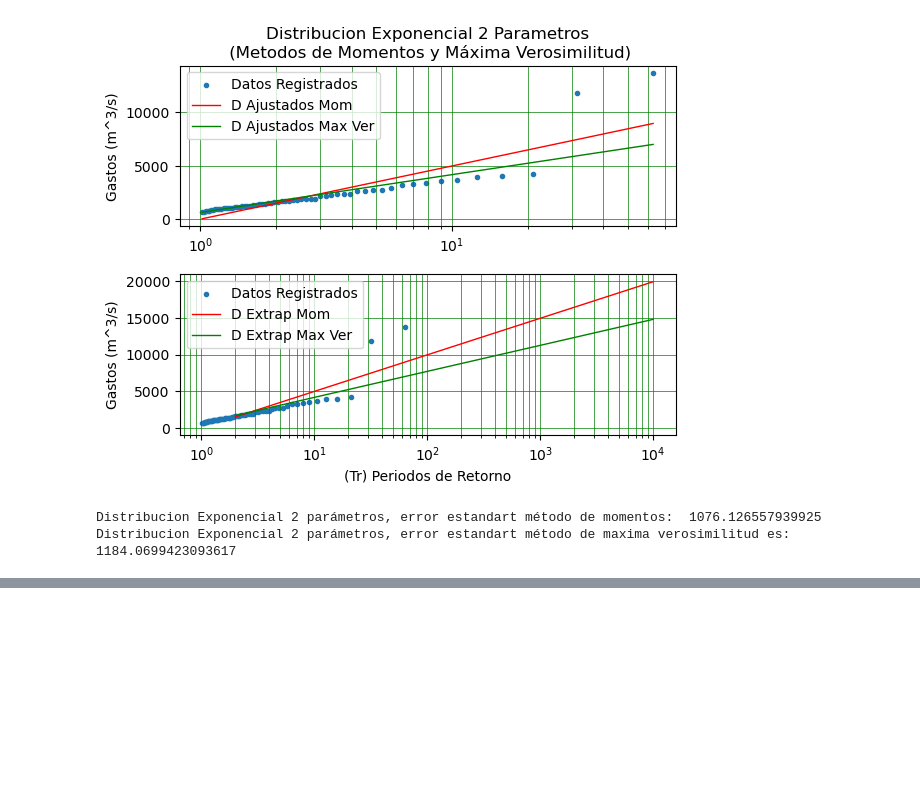
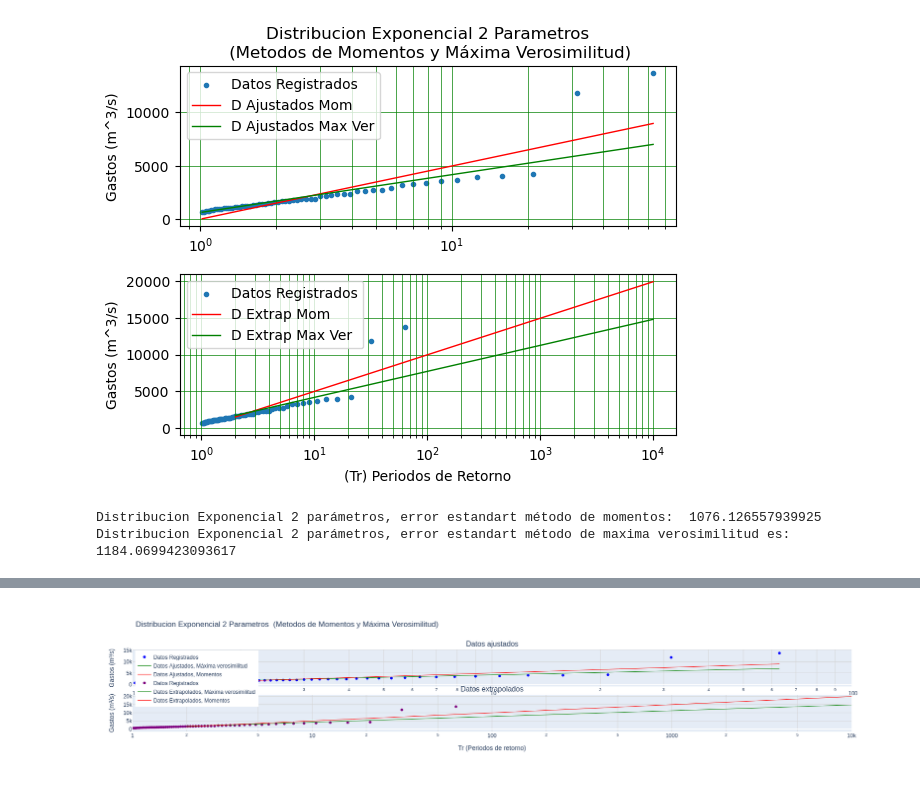
Before and after one commit to PacoCampuzanoB/Analisis_de_Frecuencias, a Jupyter notebook: cuadernos/distr_exp_2p.ipynb, the cells around one changed output, grey strips where cells are left out. Saved outputs shown, nothing was run; the diff lists cells and outputs as text; code cells hidden in the pictures; blank space fills up the shorter version.

Commit message:
Se añadió ducumentación y gráficos nuevos a los notebooks

```diff
--- a/cuadernos/distr_exp_2p.ipynb
+++ b/cuadernos/distr_exp_2p.ipynb
@@ -7,7 +7,8 @@ import os
 import plotly.graph_objects as go
 from plotly.subplots import make_subplots
 # %%
-ruta = r"C:\Users\sear2\Music\analisis_frecuencias\Analisis_de_Frecuencias\gastos\datos2014.csv"
+#ruta = r"C:\Users\sear2\Music\analisis_frecuencias\Analisis_de_Frecuencias\gastos\datos2014.csv"
+ruta = "/home/sear/Documentos/repos_git/analisis_frec/Analisis_de_Frecuencias/gastos/datos2014.csv"
 print(f"\nArchivo: \n {ruta}")
 # %% [output]
 Archivo:
@@ -201,0 +432,93 @@ Distribucion Exponencial 2 parámetros, error estandart método de maxima verosi
+# %%
+# Crear subplots
+fig = make_subplots(rows=2,
+                    cols=1,
+                    shared_xaxes=False,
+                    vertical_spacing=0.1,
+                    subplot_titles=("Datos ajustados", "Datos extrapolados"))
+
+# Gráfico 1: Datos Registrados (Scatter) y Datos Ajustados (Línea)
+fig.add_trace(go.Scatter(x=tR, y=dReg,
+                         mode='markers',
+                         name='Datos Registrados',
+                         marker=dict(color='blue'),
+                         legendgroup="grupo1"),  # Agrupar leyendas para el primer subplot
+              row=1, col=1)
+fig.add_trace(go.Scatter(x=tR,
+                         y=dAjustMax,
+                         mode='lines',
+                         name='Datos Ajustados, Máxima verosimilitud',
+                         line=dict(color='green', width=1),
+                         legendgroup="grupo1"),  # Mismo grupo para la leyenda
+              row=1, col=1)
+fig.add_trace(go.Scatter(x=tR,
+                         y=dAjustMom,
+                         mode='lines',
+                         name='Datos Ajustados, Momentos',
+                         line=dict(color='red', width=1),
+                         legendgroup="grupo1"),  # Mismo grupo para la leyenda
+              row=1, col=1)
+
+#-----------------------------------------------------------------------------------------
+
+fig.add_trace(go.Scatter(x=tR,
+                         y=dReg, mode='markers',
+                         name='Datos Registrados',
+                         marker=dict(color='purple'),
+                         legendgroup="grupo2"),  # Agrupar leyendas para el segundo subplot
+              row=2, col=1)
+fig.add_trace(go.Scatter(x=dTrExtrap,
+                         y=dExtrapMax, mode='lines',
+                         name='Datos Extrapolados, Máxima verosimilitud',
+                         line=dict(color='green', width=1),
+                         legendgroup="grupo2"),  # Mismo grupo para la leyenda
+              row=2, col=1)
+fig.add_trace(go.Scatter(x=dTrExtrap,
+                         y=dExtrapMom, mode='lines',
+                         name='Datos Extrapolados, Momentos',
+                         line=dict(color='red', width=1),
+                         legendgroup="grupo2"),  # Mismo grupo para la leyenda
+              row=2, col=1)
+
+#----------------------------------------------------------------------------------------
+
+# Configurar el layout
+fig.update_layout(
+    title_text="Distribucion Exponencial 2 Parametros\n (Metodos de Momentos y Máxima Verosimilitud)",
+    showlegend=True,
+    legend=dict(
+        x=0.004, y=0.99,  # Posición de la leyenda del primer subplot
+        traceorder="normal",
+    ),
+    legend2=dict(  # Leyenda para el segundo subplot
+        x=0.009, y=0.98,  # Ajusta la posición vertical (y) para que no se superponga
+        traceorder="normal",
+    ),
+)
+
+# Configurar ambos ejes x como logarítmicos
+fig.update_xaxes(type="log",
+                 range=[0, 2],
+                 showgrid=True,
+                 gridcolor='lightgray',
+                 row=1, col=1)  # Eje x de la primera fila
+fig.update_xaxes(type="log",
+                 range=[0, 4],
+                 title="Tr (Periodos de retorno)",
+                 showgrid=True,
+                 gridcolor='lightgray',
+                 row=2, col=1)  # Eje x de la segunda fila
+fig.update_yaxes(title_text="Gastos (m³/s)",
+                 showgrid=True,
+                 gridcolor='lightgray',
+                 row=1, col=1)
+fig.update_yaxes(title_text="Gastos (m³/s)",
+                 showgrid=True,
+                 gridcolor='lightgray',
+                 row=2, col=1)
+
+# Mostrar el gráfico
+fig.show()
+fig.write_html('/home/sear/Documentos/repos_git/analisis_frec/Analisis_de_Frecuencias/cuadernos/salidas_notebooks/grafico_plotly_exp_2p_max_ver_mom_2.html')
+# %% [output]
+[figure, added]
```
Also changed, not shown: parts of 7 cells of this notebook, 10 other files.
